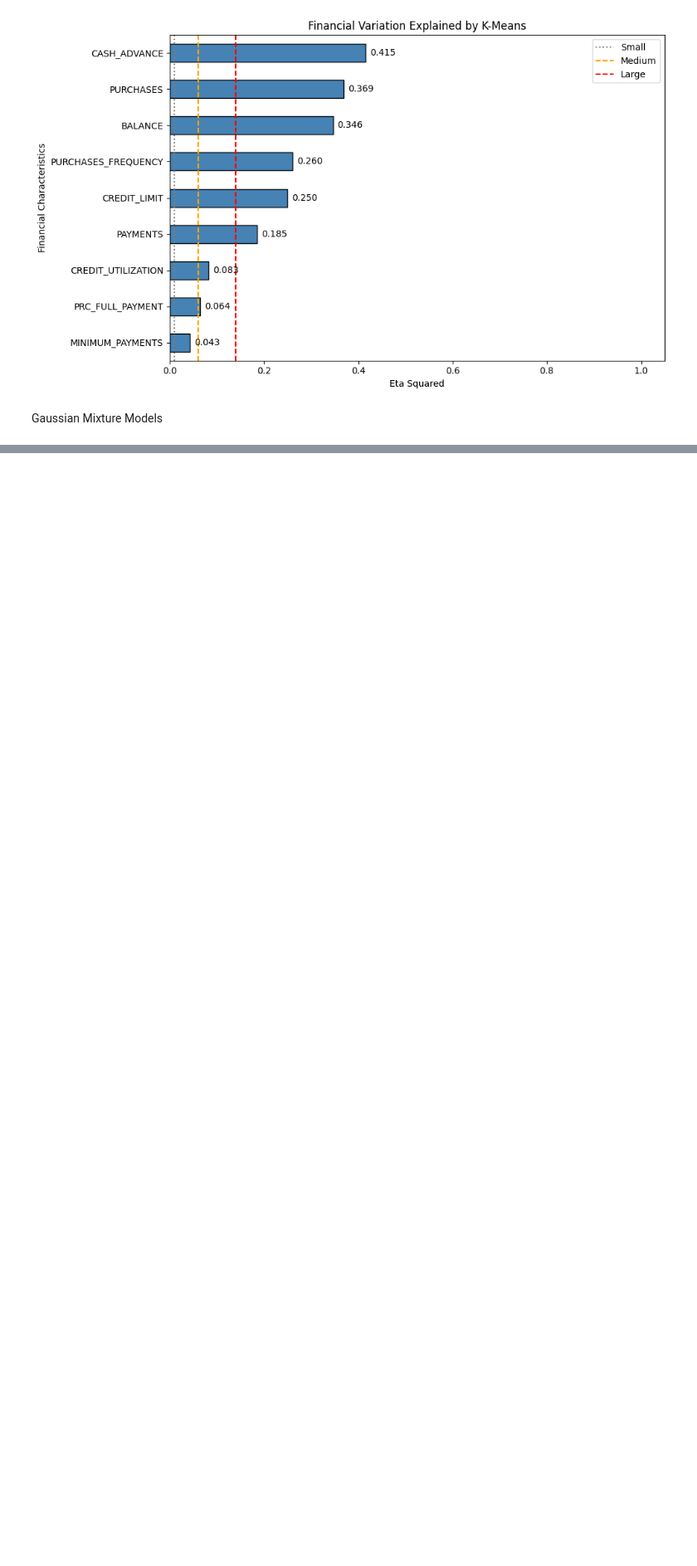
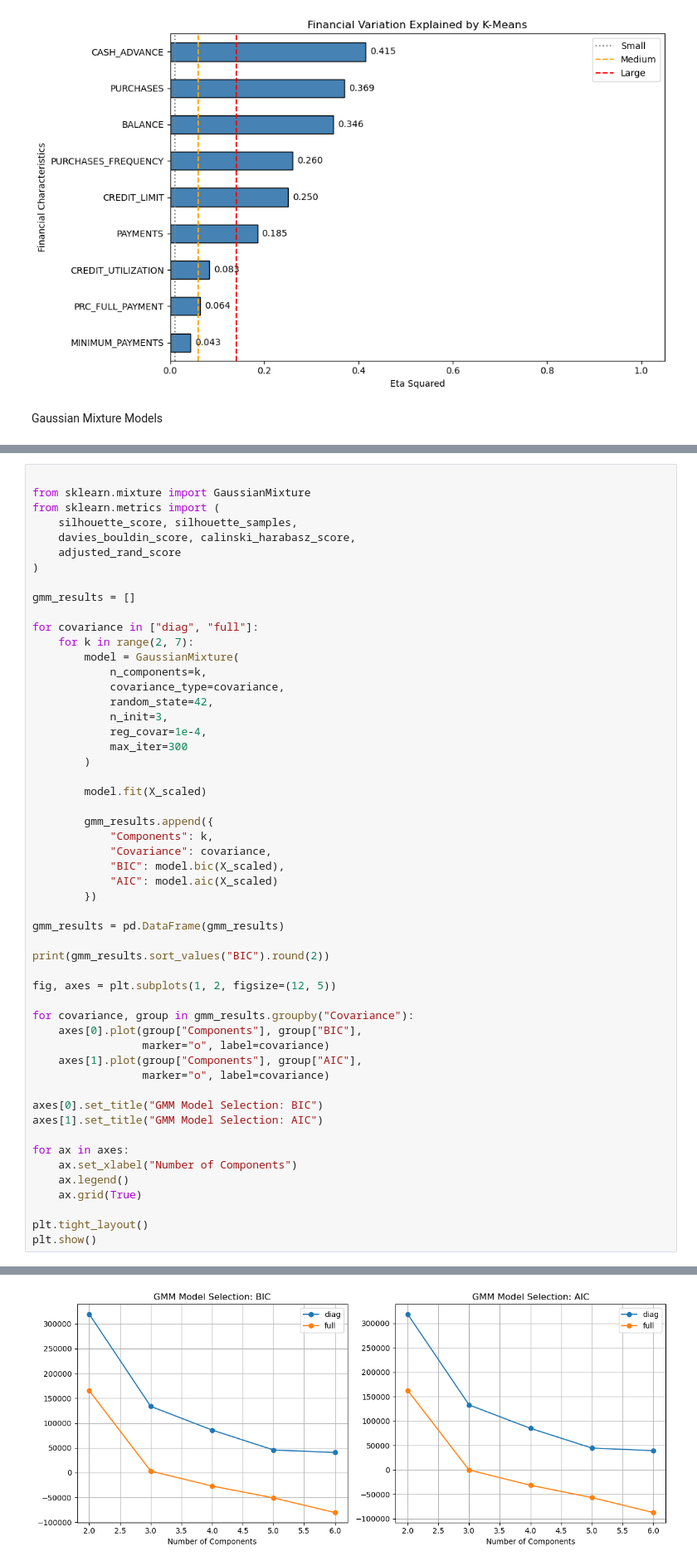
Before and after one commit to Bmmcdonnell/STAT-6250-Final-Project, a Jupyter notebook: Kmeans_GmmComparison.ipynb, the cells around one changed output, grey strips where cells are left out. Shown at 83% size. Cells and saved outputs as stored; diff of their text form; blank space fills up the shorter version.

```diff
--- a/Kmeans_GmmComparison.ipynb
+++ b/Kmeans_GmmComparison.ipynb
@@ -889,0 +892,54 @@ Gaussian Mixture Models
+# %%
+
+from sklearn.mixture import GaussianMixture
+from sklearn.metrics import (
+    silhouette_score, silhouette_samples,
+    davies_bouldin_score, calinski_harabasz_score,
+    adjusted_rand_score
+)
+
+gmm_results = []
+
+for covariance in ["diag", "full"]:
+    for k in range(2, 7):
+        model = GaussianMixture(
+            n_components=k,
+            covariance_type=covariance,
+            random_state=42,
+            n_init=3,
+            reg_covar=1e-4,
+            max_iter=300
+        )
+
+        model.fit(X_scaled)
+
+        gmm_results.append({
+            "Components": k,
+            "Covariance": covariance,
+            "BIC": model.bic(X_scaled),
+            "AIC": model.aic(X_scaled)
+        })
+
+gmm_results = pd.DataFrame(gmm_results)
+
+print(gmm_results.sort_values("BIC").round(2))
+
+fig, axes = plt.subplots(1, 2, figsize=(12, 5))
+
+for covariance, group in gmm_results.groupby("Covariance"):
+    axes[0].plot(group["Components"], group["BIC"],
+                 marker="o", label=covariance)
+    axes[1].plot(group["Components"], group["AIC"],
+                 marker="o", label=covariance)
+
+axes[0].set_title("GMM Model Selection: BIC")
+axes[1].set_title("GMM Model Selection: AIC")
+
+for ax in axes:
+    ax.set_xlabel("Number of Components")
+    ax.legend()
+    ax.grid(True)
+
+plt.tight_layout()
+plt.show()
+# %% [output]
@@ -889,0 +957 @@ Gaussian Mixture Models
+[figure, added]
```
Also changed, not shown: parts of 24 cells of this notebook.
